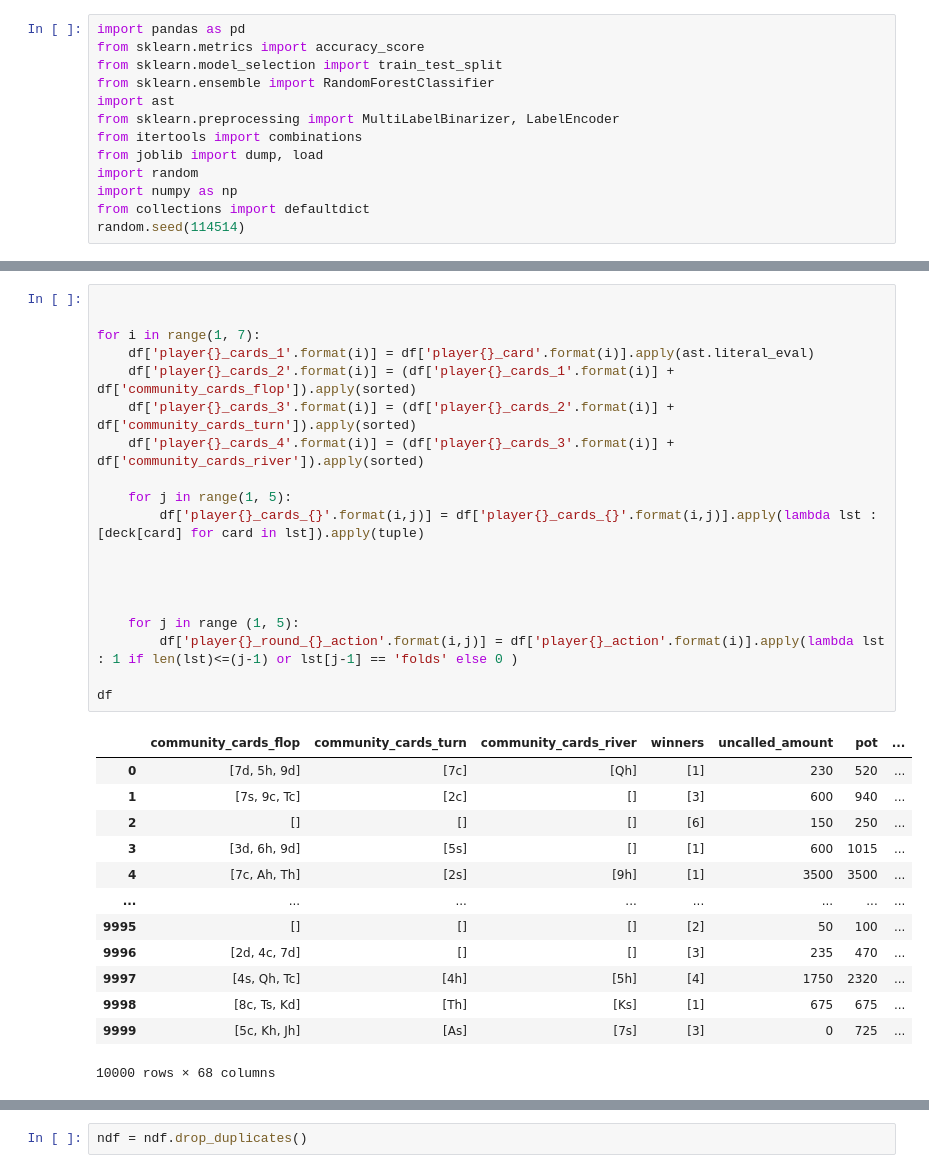
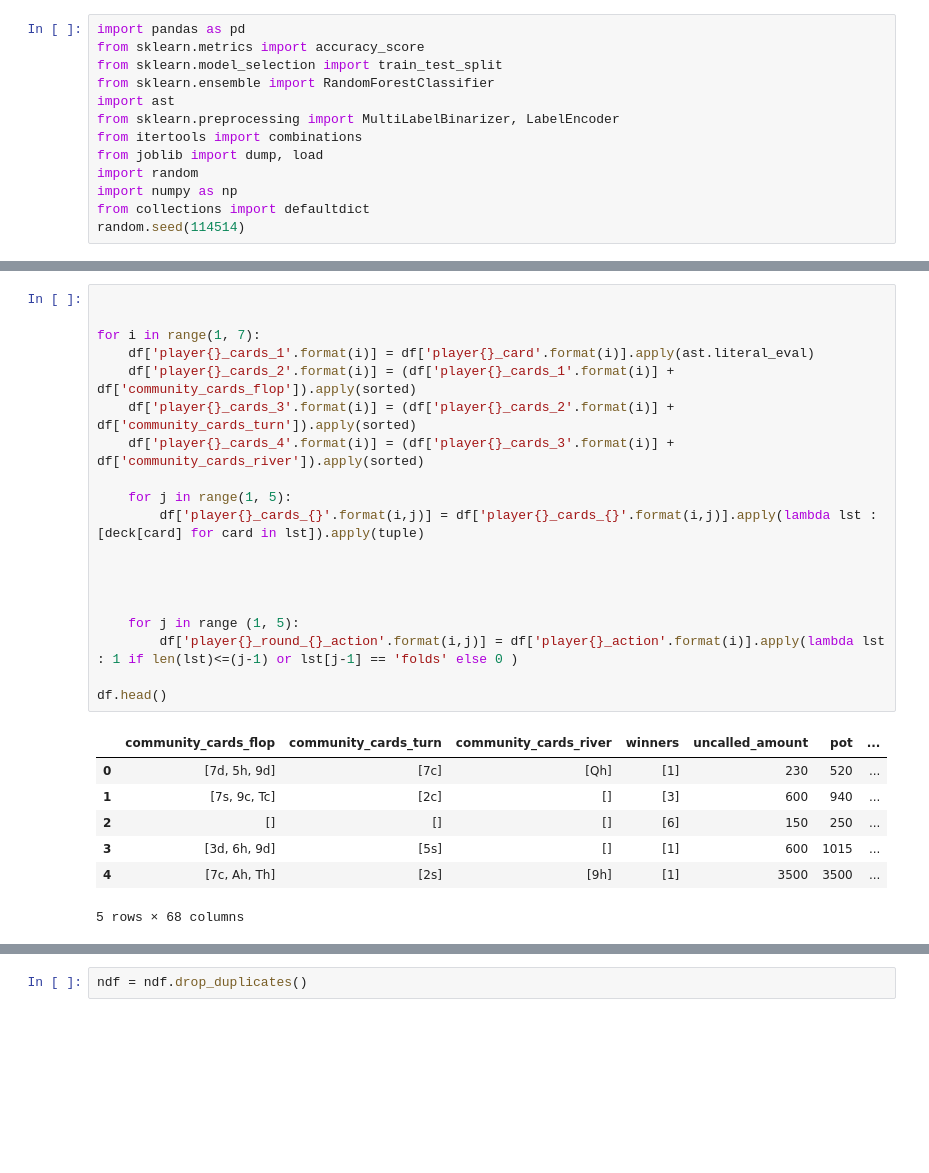
Before and after one commit to huajie-zhong/Fobo, a Jupyter notebook: poker train.ipynb, the cells around one changed output, grey strips where cells are left out. Drawn from its saved outputs; the diff is of its cells as text; blank space fills up the shorter version.

```diff
--- a/poker train.ipynb
+++ b/poker train.ipynb
@@ -145,34 +111,28 @@ ghdf
 # %%
 
 
 for i in range(1, 7):
     df['player{}_cards_1'.format(i)] = df['player{}_card'.format(i)].apply(ast.literal_eval)
     df['player{}_cards_2'.format(i)] = (df['player{}_cards_1'.format(i)] + df['community_cards_flop']).apply(sorted)
     df['player{}_cards_3'.format(i)] = (df['player{}_cards_2'.format(i)] + df['community_cards_turn']).apply(sorted)
     df['player{}_cards_4'.format(i)] = (df['player{}_cards_3'.format(i)] + df['community_cards_river']).apply(sorted)
 
     for j in range(1, 5):
         df['player{}_cards_{}'.format(i,j)] = df['player{}_cards_{}'.format(i,j)].apply(lambda lst : [deck[card] for card in lst]).apply(tuple)
 
 
 
 
     for j in range (1, 5):
         df['player{}_round_{}_action'.format(i,j)] = df['player{}_action'.format(i)].apply(lambda lst : 1 if len(lst)<=(j-1) or lst[j-1] == 'folds' else 0 )
 
-df
+df.head()
 # %% [output]
 |  | community_cards_flop | community_cards_turn | community_cards_river | winners | uncalled_amount | pot | ... |
 | 0 | [7d, 5h, 9d] | [7c] | [Qh] | [1] | 230 | 520 | ... |
 | 1 | [7s, 9c, Tc] | [2c] | [] | [3] | 600 | 940 | ... |
 | 2 | [] | [] | [] | [6] | 150 | 250 | ... |
 | 3 | [3d, 6h, 9d] | [5s] | [] | [1] | 600 | 1015 | ... |
 | 4 | [7c, Ah, Th] | [2s] | [9h] | [1] | 3500 | 3500 | ... |
-| ... | ... | ... | ... | ... | ... | ... | ... |
-| 9995 | [] | [] | [] | [2] | 50 | 100 | ... |
-| 9996 | [2d, 4c, 7d] | [] | [] | [3] | 235 | 470 | ... |
-| 9997 | [4s, Qh, Tc] | [4h] | [5h] | [4] | 1750 | 2320 | ... |
-| 9998 | [8c, Ts, Kd] | [Th] | [Ks] | [1] | 675 | 675 | ... |
-| 9999 | [5c, Kh, Jh] | [As] | [7s] | [3] | 0 | 725 | ... |
-10000 rows × 68 columns
+5 rows × 68 columns
 # %%
```
Also changed, not shown: parts of 14 cells of this notebook.
